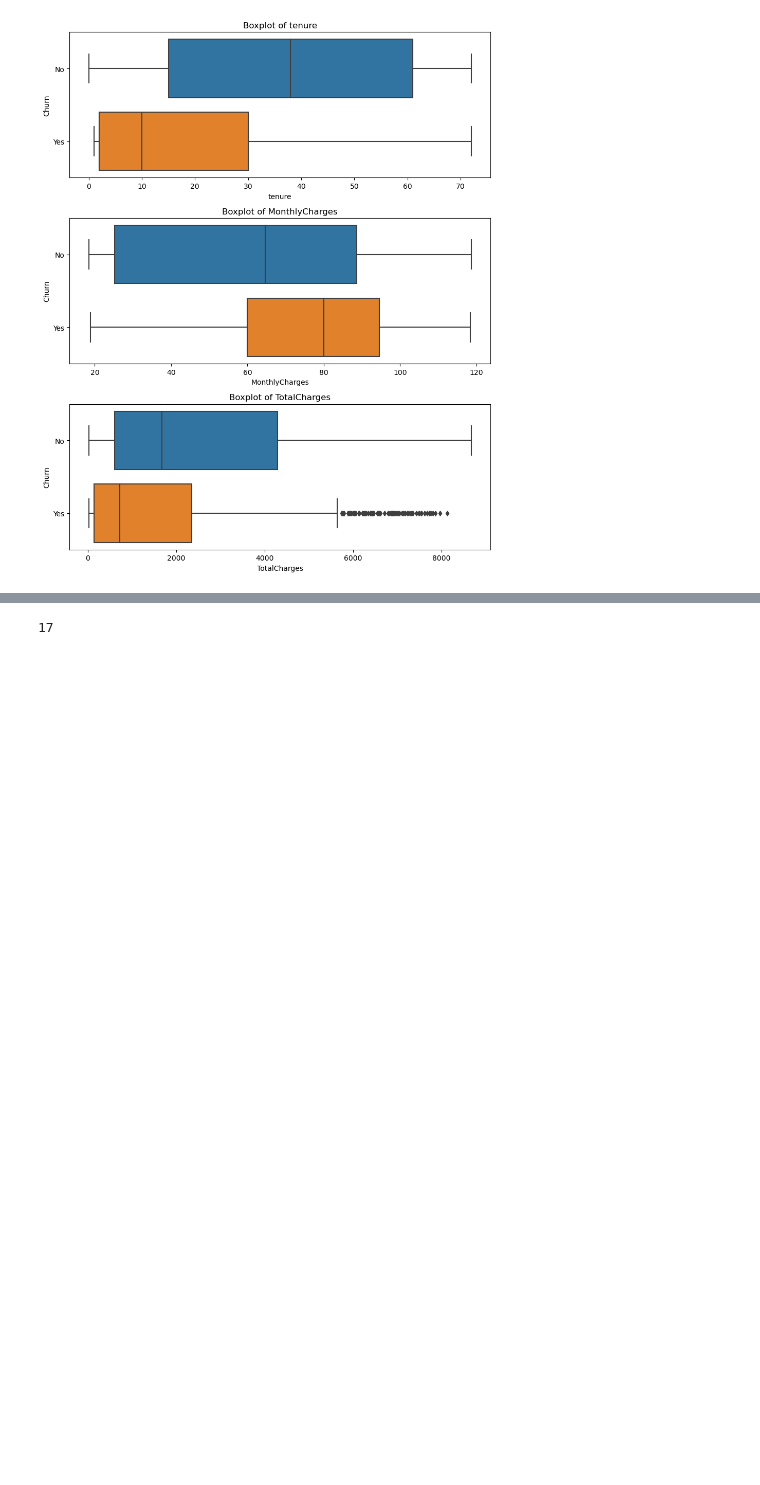
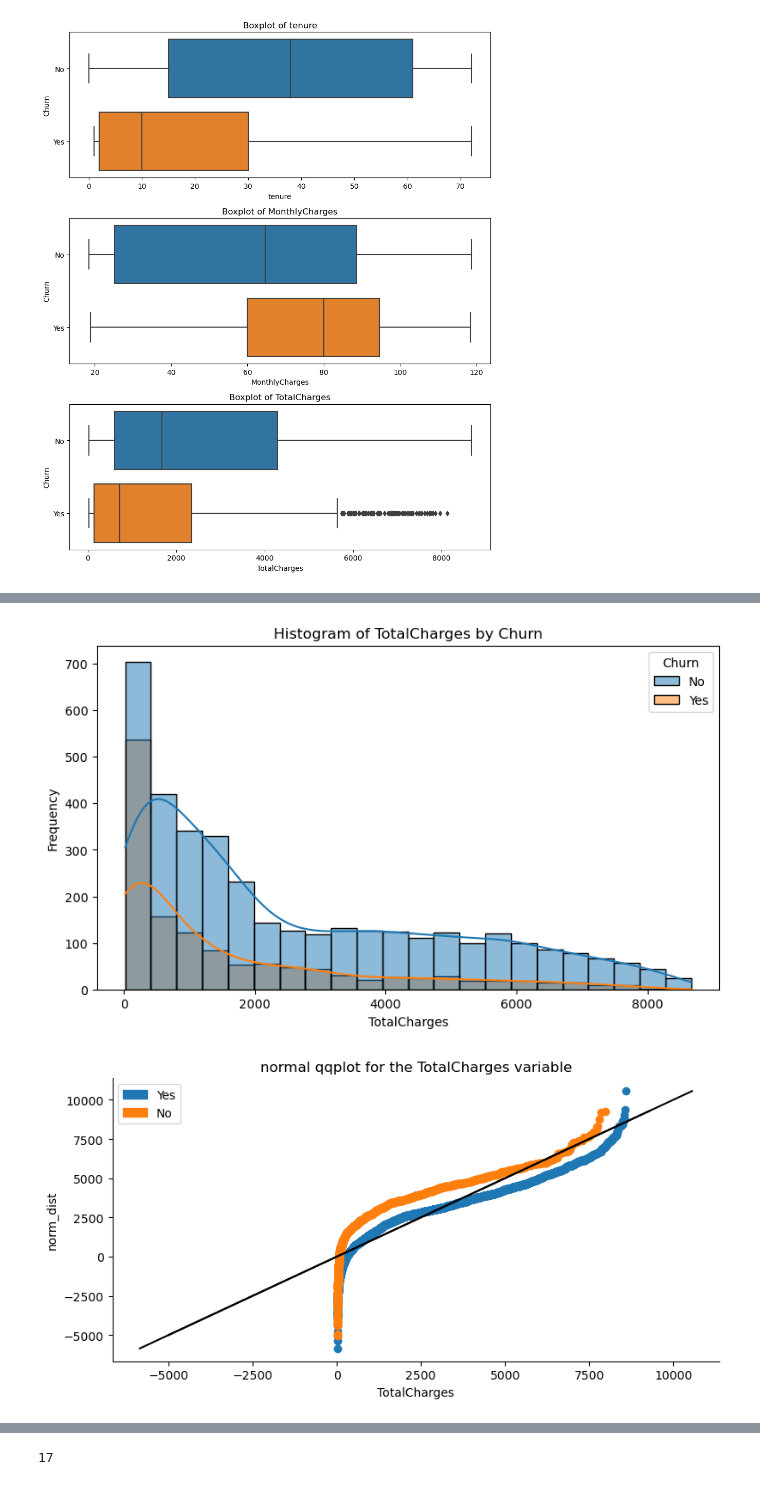
Before and after one commit to modelMaestroSolo/Customer_churn_classification, a Jupyter notebook: Customer_Churn_Classifier.ipynb, the cells around one changed output, grey strips where cells are left out. Saved outputs shown, nothing was run; the diff lists cells and outputs as text; code cells hidden in the pictures; blank space fills up the shorter version.

```diff
--- a/Customer_Churn_Classifier.ipynb
+++ b/Customer_Churn_Classifier.ipynb
@@ -633,0 +680,5 @@ Checking the 2 main assumptions of two sample t-tests:
+# %%
+hist_qqplot(var='TotalCharges')
+# %% [output]
+[figure, added]
+[figure, added]
```
Also changed, not shown: parts of 34 cells of this notebook.
